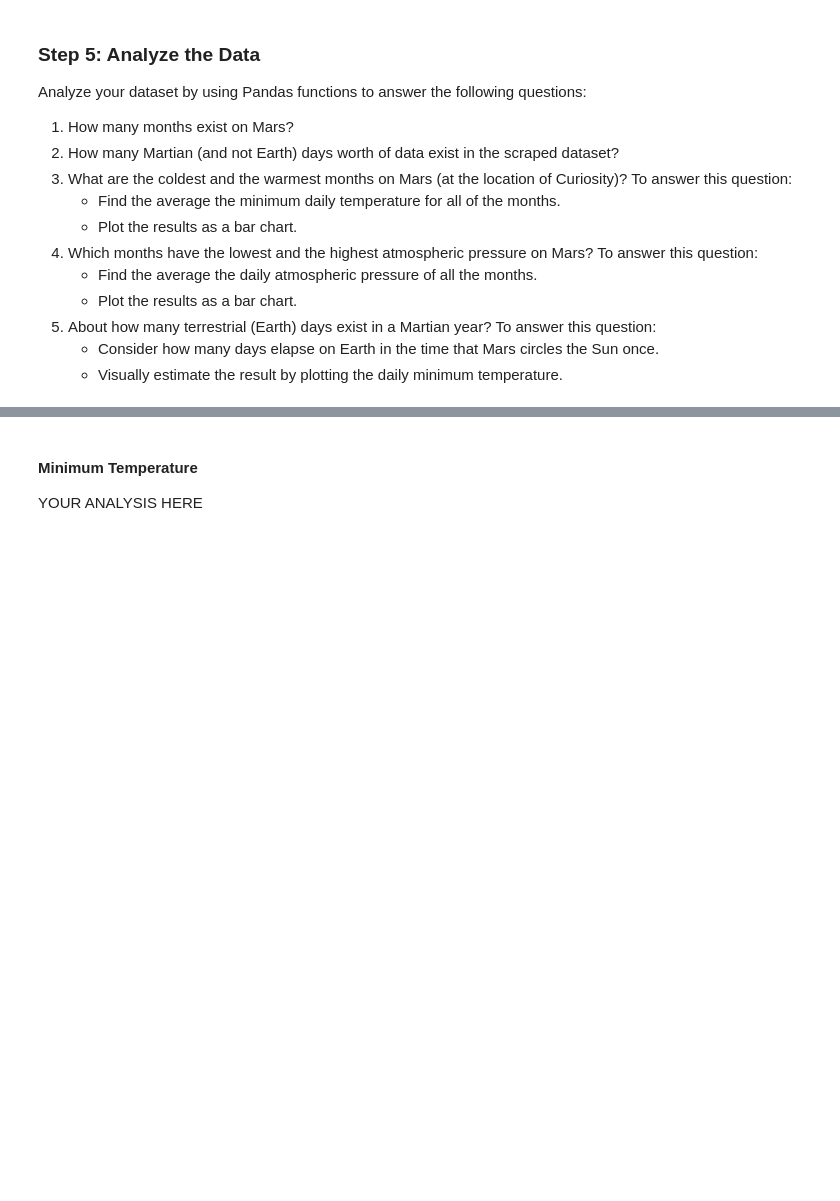
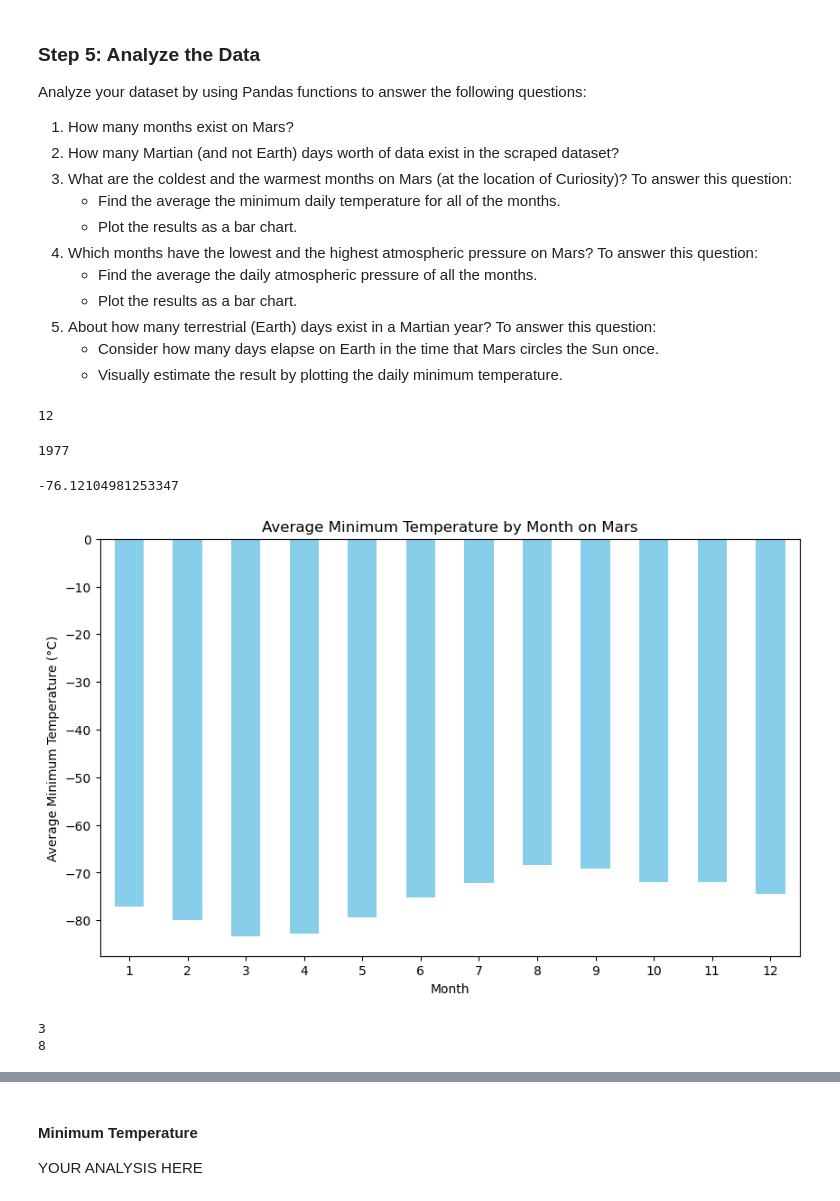
Before and after one commit to qstibbins/data-collection, a Jupyter notebook: part_2_mars_weather.ipynb, the cells around one changed output, grey strips where cells are left out. Cells and saved outputs as stored; diff of their text form; code cells hidden in the pictures; blank space fills up the shorter version.

```diff
--- a/part_2_mars_weather.ipynb
+++ b/part_2_mars_weather.ipynb
@@ -177,7 +177,19 @@ Analyze your dataset by using Pandas functions to answer the following questions
     * Visually estimate the result by plotting the daily minimum temperature.
 # %%
 # 1. How many months are there on Mars?
+num_of_months = max(mars_df['month'])
+num_of_months
+# %% [output]
+12
 # %%
 # 2. How many sols (Martian days) worth of data are there?
+sols = mars_df['sol'].iloc[-1]
+sols
+# %% [output]
+1977
 # %%
 # 3. What is the average minimum temperature by month?
+avg_min_temp = mars_df['min_temp'].mean()
+avg_min_temp
+# %% [output]
+-76.12104981253347
@@ -186,4 +196,33 @@ Analyze your dataset by using Pandas functions to answer the following questions
+# %%
+# Plot the average minimum temperature by month
+
+# Group the data by month and calculate the mean of the minimum temperatures
+avg_min_temp_by_month = mars_df.groupby('month')['min_temp'].mean()
+
+# Plot the results as a bar chart
+plt.figure(figsize=(10, 6))
+avg_min_temp_by_month.plot(kind='bar', color='skyblue')
+plt.xlabel('Month')
+plt.ylabel('Average Minimum Temperature (°C)')
+plt.title('Average Minimum Temperature by Month on Mars')
+plt.xticks(rotation=0)
+plt.show()
+# %% [output]
+[figure, added]
 # %%
 # Identify the coldest and hottest months in Curiosity's location by sorting the previous graph
+# Sort the results
+sorted_avg_min_temp_by_month = avg_min_temp_by_month.sort_values()
+sorted_avg_min_temp_by_month
+
+# Identify the coldest and hottest months
+coldest_month = sorted_avg_min_temp_by_month.idxmin()
+hottest_month = sorted_avg_min_temp_by_month.idxmax()
+
+print(coldest_month)
+print(hottest_month)
+# %% [output]
+3
+8
 # %%
 # 4. What is the average pressure by month?
```
Also changed, not shown: parts of 8 cells of this notebook, 1 other file.
